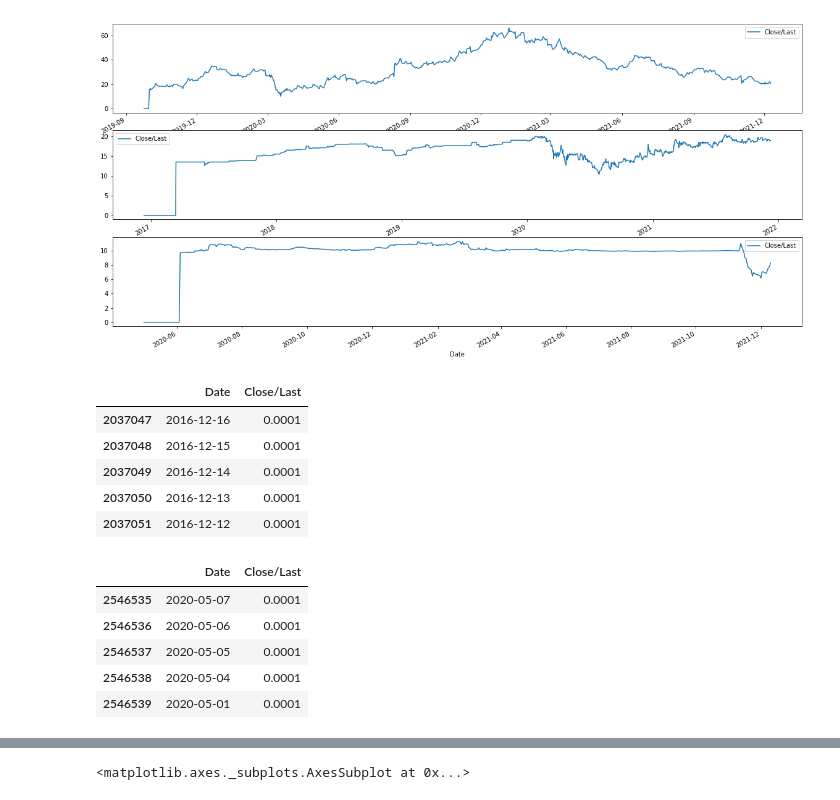
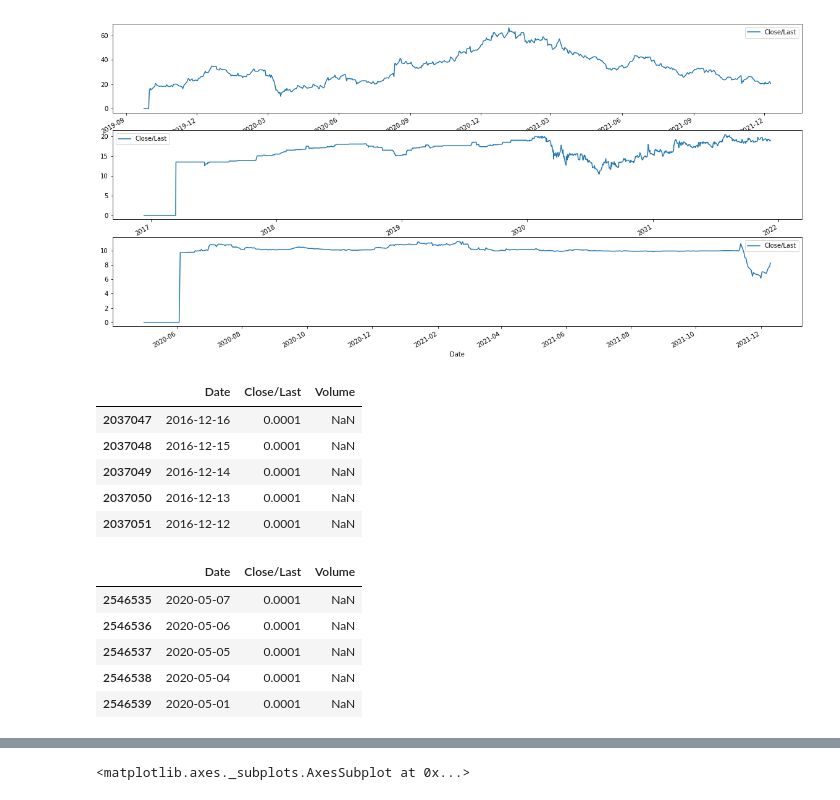
Before and after one commit to ayguno/nasdaq-time-series-analysis, a Jupyter notebook: 1 Parsing and structuring NASDAQ time-series.ipynb, the cells around one changed output, grey strips where cells are left out. Drawn from its saved outputs; the diff is of its cells as text; code cells hidden in the pictures.

```diff
--- a/1 Parsing and structuring NASDAQ time-series.ipynb
+++ b/1 Parsing and structuring NASDAQ time-series.ipynb
@@ -190,21 +190,21 @@ ts_data[ts_data.Symbol == "TOI"].plot.line(x = "Date", y = "Close/Last",ax= axes
 <matplotlib.axes._subplots.AxesSubplot at 0x...>
 [figure]
 # %%
-ts_data[ts_data.Symbol == "PFHD"][['Date','Close/Last']].tail()
+ts_data[ts_data.Symbol == "PFHD"][['Date','Close/Last','Volume']].tail()
 # %% [output]
-|  | Date | Close/Last |
-| 2037047 | 2016-12-16 | 0.0001 |
-| 2037048 | 2016-12-15 | 0.0001 |
-| 2037049 | 2016-12-14 | 0.0001 |
-| 2037050 | 2016-12-13 | 0.0001 |
-| 2037051 | 2016-12-12 | 0.0001 |
+|  | Date | Close/Last | Volume |
+| 2037047 | 2016-12-16 | 0.0001 | NaN |
+| 2037048 | 2016-12-15 | 0.0001 | NaN |
+| 2037049 | 2016-12-14 | 0.0001 | NaN |
+| 2037050 | 2016-12-13 | 0.0001 | NaN |
+| 2037051 | 2016-12-12 | 0.0001 | NaN |
 # %%
-ts_data[ts_data.Symbol == "TOI"][['Date','Close/Last']].tail()
+ts_data[ts_data.Symbol == "TOI"][['Date','Close/Last','Volume']].tail()
 # %% [output]
-|  | Date | Close/Last |
-| 2546535 | 2020-05-07 | 0.0001 |
-| 2546536 | 2020-05-06 | 0.0001 |
-| 2546537 | 2020-05-05 | 0.0001 |
-| 2546538 | 2020-05-04 | 0.0001 |
-| 2546539 | 2020-05-01 | 0.0001 |
+|  | Date | Close/Last | Volume |
+| 2546535 | 2020-05-07 | 0.0001 | NaN |
+| 2546536 | 2020-05-06 | 0.0001 | NaN |
+| 2546537 | 2020-05-05 | 0.0001 | NaN |
+| 2546538 | 2020-05-04 | 0.0001 | NaN |
+| 2546539 | 2020-05-01 | 0.0001 | NaN |
 # %% [markdown]
```
Also changed, not shown: parts of 7 cells of this notebook.
